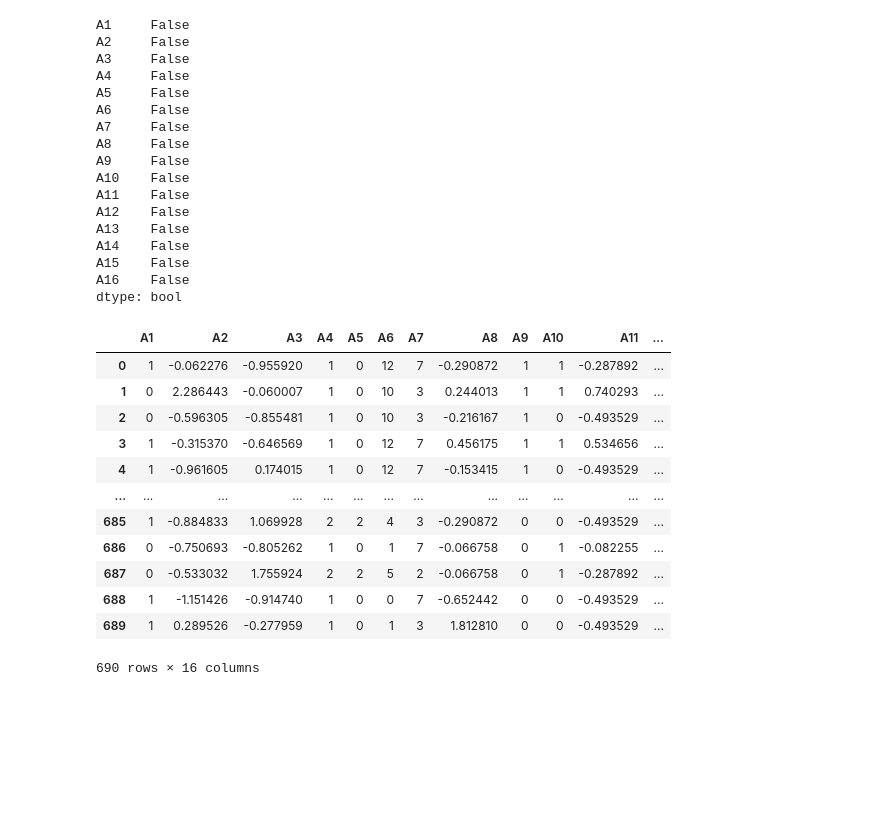
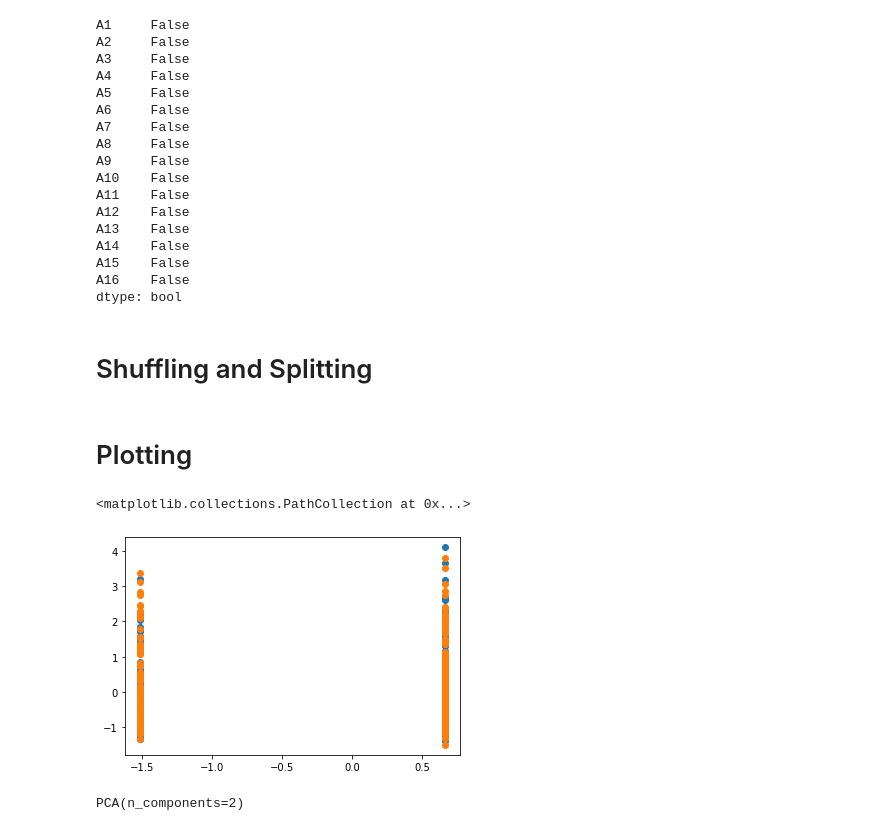
Before and after one commit to AUT-Student/NN-HW1, a Jupyter notebook: NN_HW1.ipynb, the cells around one changed output. Cells and saved outputs as stored; diff of their text form; code cells hidden in the pictures; blank space fills up the shorter version.

```diff
--- a/NN_HW1.ipynb
+++ b/NN_HW1.ipynb
@@ -13,8 +17,8 @@ Downloading...
 From: https://archive.ics.uci.edu/ml/machine-learning-databases/credit-screening/crx.data
 To: /content/crx.data
 # %%
-data = pd.read_csv("/content/crx.data"
-, header=None, names=["A1", "A2", "A3", "A4", "A5", "A6", "A7", "A8", "A9", "A10", "A11", "A12", "A13", "A14", "A15", "A16"])
+data = pd.read_csv("/content/crx.data", header=None,
+                   names=["A1", "A2", "A3", "A4", "A5", "A6", "A7", "A8", "A9", "A10", "A11", "A12", "A13", "A14", "A15", "A16"])
 # %%
 data
 # %% [output]
@@ -41,3 +45,7 @@ def convert_question_mark(value):
     return value
 # %%
 data = data.applymap(convert_question_mark)
+# %%
+continues_columns = ["A2", "A3", "A8", "A11", "A14", "A15"]
+discreate_columns = ["A1", "A4", "A5", "A6", "A7", "A9", "A10", "A12", "A13", "A16"]
+feature_columns = ["A1", "A2", "A3", "A4", "A5", "A6", "A7", "A8", "A9", "A10", "A11", "A12", "A13", "A14", "A15"]
@@ -43,0 +59,2 @@ data = data.applymap(convert_question_mark)
+# %%
+data[feature_columns] = (data[feature_columns]-data[feature_columns].mean())/data[feature_columns].std()
@@ -67,4 +96,0 @@ discreate_columns = ["A1", "A4", "A5", "A6", "A7", "A9", "A10", "A12", "A13", "A
-# %%
-data[continues_columns] = data[continues_columns].astype(float)
-data[continues_columns] = data[continues_columns].fillna(data[continues_columns].mean())
-data[continues_columns]=(data[continues_columns]-data[continues_columns].mean())/data[continues_columns].std()
@@ -74,16 +97,2 @@ data[discreate_columns]=data[discreate_columns].apply(lambda col:pd.Categorical(
-# %%
-data
-# %% [output]
-|  | A1 | A2 | A3 | A4 | A5 | A6 | A7 | A8 | A9 | A10 | A11 | ... |
-| 0 | 1 | -0.062276 | -0.955920 | 1 | 0 | 12 | 7 | -0.290872 | 1 | 1 | -0.287892 | ... |
-| 1 | 0 | 2.286443 | -0.060007 | 1 | 0 | 10 | 3 | 0.244013 | 1 | 1 | 0.740293 | ... |
-| 2 | 0 | -0.596305 | -0.855481 | 1 | 0 | 10 | 3 | -0.216167 | 1 | 0 | -0.493529 | ... |
-| 3 | 1 | -0.315370 | -0.646569 | 1 | 0 | 12 | 7 | 0.456175 | 1 | 1 | 0.534656 | ... |
-| 4 | 1 | -0.961605 | 0.174015 | 1 | 0 | 12 | 7 | -0.153415 | 1 | 0 | -0.493529 | ... |
-| ... | ... | ... | ... | ... | ... | ... | ... | ... | ... | ... | ... | ... |
-| 685 | 1 | -0.884833 | 1.069928 | 2 | 2 | 4 | 3 | -0.290872 | 0 | 0 | -0.493529 | ... |
-| 686 | 0 | -0.750693 | -0.805262 | 1 | 0 | 1 | 7 | -0.066758 | 0 | 1 | -0.082255 | ... |
-| 687 | 0 | -0.533032 | 1.755924 | 2 | 2 | 5 | 2 | -0.066758 | 0 | 1 | -0.287892 | ... |
-| 688 | 1 | -1.151426 | -0.914740 | 1 | 0 | 0 | 7 | -0.652442 | 0 | 0 | -0.493529 | ... |
-| 689 | 1 | 0.289526 | -0.277959 | 1 | 0 | 1 | 3 | 1.812810 | 0 | 0 | -0.493529 | ... |
-690 rows × 16 columns
+# %% [markdown]
+# Shuffling and Splitting
@@ -89,0 +110,8 @@ data
+# %% [markdown]
+# Plotting
+# %%
+plt.scatter(data[data["A16"]==1]["A1"], data[data["A16"]==1]["A2"])
+plt.scatter(data[data["A16"]==0]["A1"], data[data["A16"]==0]["A2"])
+# %% [output]
+<matplotlib.collections.PathCollection at 0x...>
+[figure, added]
@@ -89,0 +120,4 @@ data
+# %%
+pca.fit(data.drop(columns=["A16"]))
+# %% [output]
+PCA(n_components=2)
```
Also changed, not shown: parts of 21 cells of this notebook.
